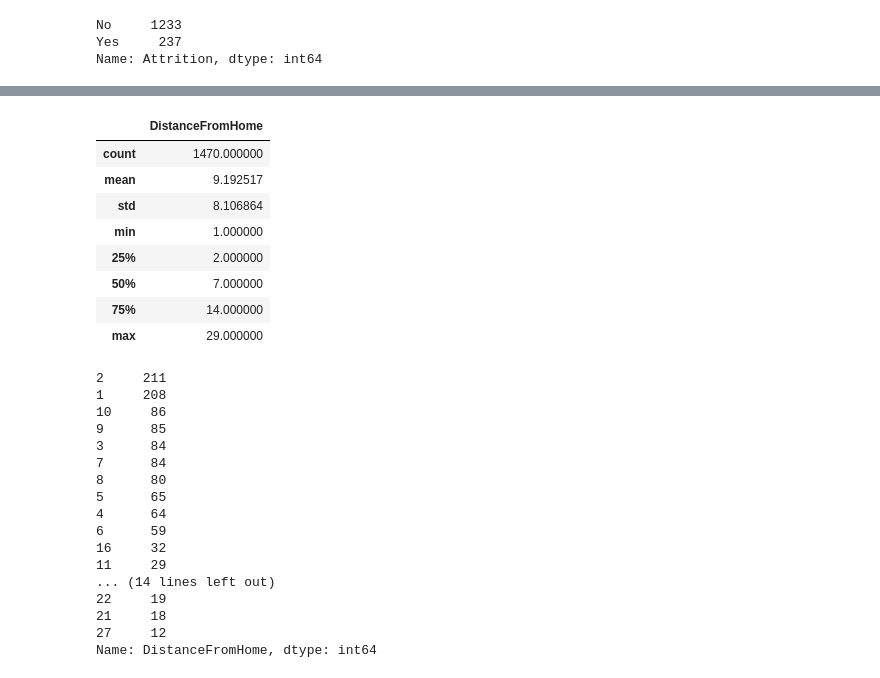
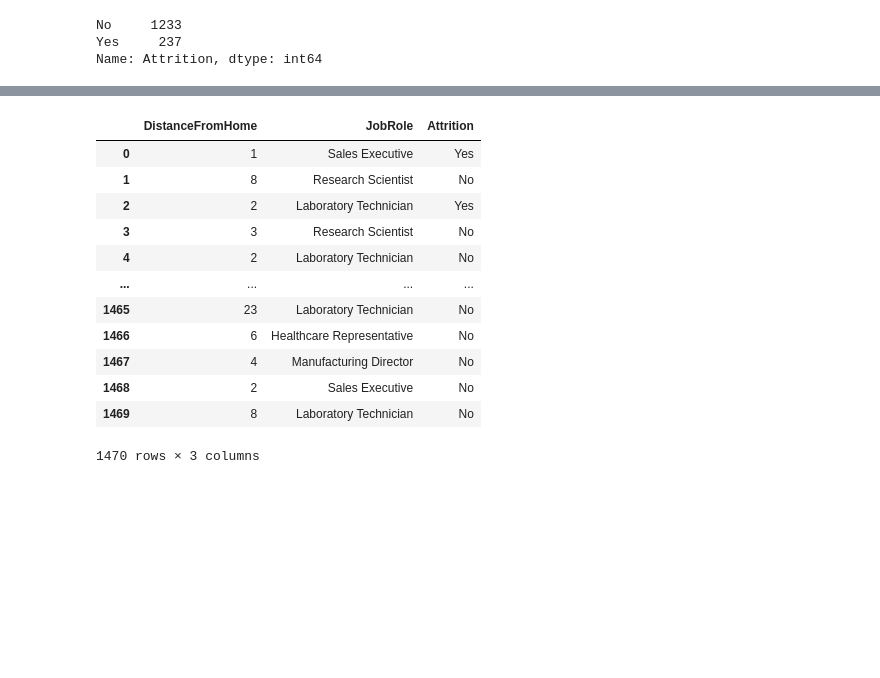
Before and after one commit to Amulah-98/IBM-Attrition, a Jupyter notebook: IBMatt.ipynb, the cells around one changed output, grey strips where cells are left out. Drawn from its saved outputs; the diff is of its cells as text; code cells hidden in the pictures; blank space fills up the shorter version.

```diff
--- a/IBMatt.ipynb
+++ b/IBMatt.ipynb
@@ -123,33 +118,17 @@ IBMa.head(20)
 # %%
-dst = IBMatt[["DistanceFromHome","JobRole", "Attrition"]]
-dst.describe()
+IBMatt1 = IBMatt[['DistanceFromHome', 'JobRole','Attrition']]
+IBMatt1
 # %% [output]
-|  | DistanceFromHome |
-| count | 1470.000000 |
-| mean | 9.192517 |
-| std | 8.106864 |
-| min | 1.000000 |
-| 25% | 2.000000 |
-| 50% | 7.000000 |
-| 75% | 14.000000 |
-| max | 29.000000 |
+|  | DistanceFromHome | JobRole | Attrition |
+| 0 | 1 | Sales Executive | Yes |
+| 1 | 8 | Research Scientist | No |
+| 2 | 2 | Laboratory Technician | Yes |
+| 3 | 3 | Research Scientist | No |
+| 4 | 2 | Laboratory Technician | No |
+| ... | ... | ... | ... |
+| 1465 | 23 | Laboratory Technician | No |
+| 1466 | 6 | Healthcare Representative | No |
+| 1467 | 4 | Manufacturing Director | No |
+| 1468 | 2 | Sales Executive | No |
+| 1469 | 8 | Laboratory Technician | No |
+1470 rows × 3 columns
-# %%
-IBMatt["DistanceFromHome"].value_counts()
-# %% [output]
-2     211
-1     208
-10     86
-9      85
-3      84
-7      84
-8      80
-5      65
-4      64
-6      59
-16     32
-11     29
-... (14 lines left out)
-22     19
-21     18
-27     12
-Name: DistanceFromHome, dtype: int64
```
Also changed, not shown: parts of 32 cells of this notebook.
